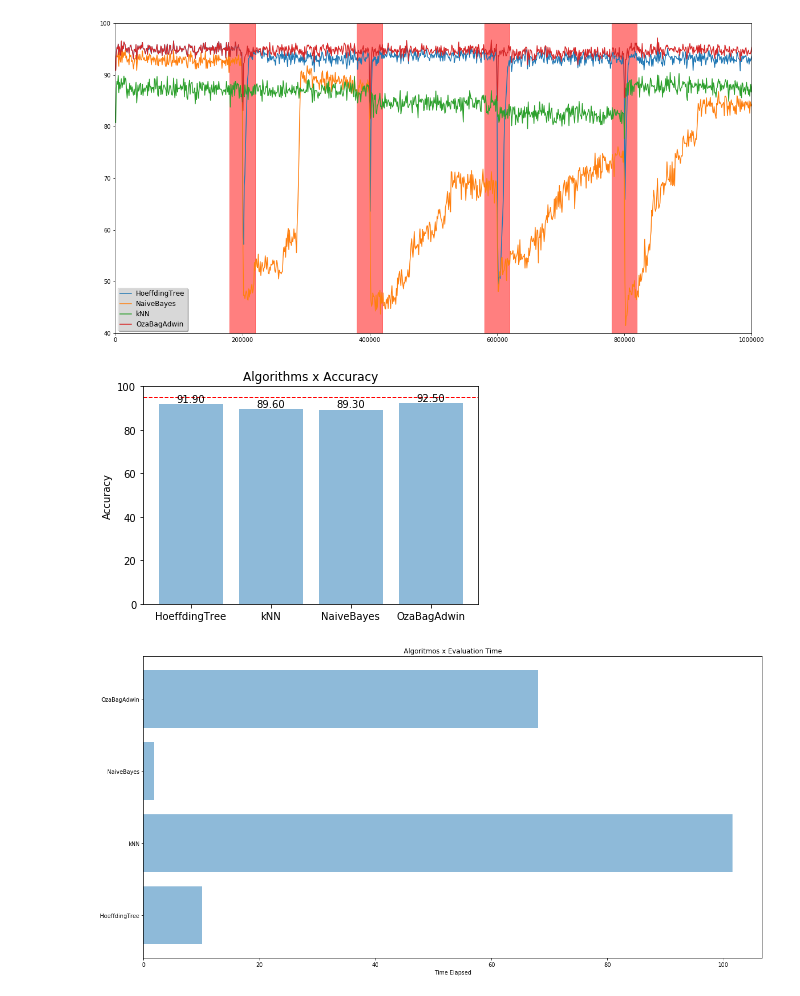
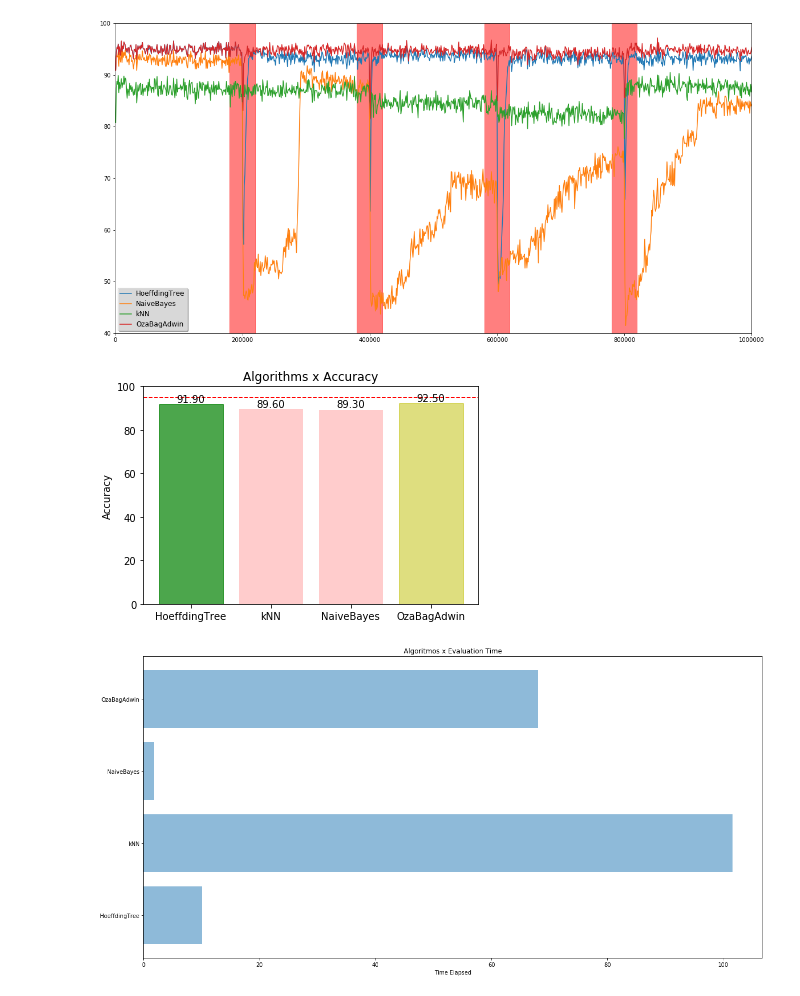
Before and after one commit to Oracy/MOA, a Jupyter notebook: Notebook/Trabalho_Jean.ipynb, the cells around one changed output. Cells and saved outputs as stored; diff of their text form; code cells hidden in the pictures.

```diff
--- a/Notebook/Trabalho_Jean.ipynb
+++ b/Notebook/Trabalho_Jean.ipynb
@@ -323,34 +335,42 @@ df_Oza_SEA = pd.read_csv('../SEAGenerator/OzaBagAdwin_1m8s.txt')
 # %%
 # Plotando o gráfico do gerador AgrawalGenerator.
 threshold = 95.0
 performance = (df_Hoeffding_SEA['classifications correct (percent)'].max(), df_kNN_SEA['classifications correct (percent)'].max(), df_Naive_SEA['classifications correct (percent)'].max(), df_Oza_SEA['classifications correct (percent)'].max())
 objects = ('HoeffdingTree', 'kNN', 'NaiveBayes', 'OzaBagAdwin')
 y_pos = np.arange(len(objects))
 
 plt.xticks(y_pos, objects)
 plt.ylabel('Accuracy')
 plt.title('Algorithms x Accuracy')
 plt.ylim(0, 100)
 
-rects1 = plt.bar(y_pos, performance, align='center', alpha=0.5)
+rects1 = plt.bar(y_pos, performance, align='center', alpha=0.2, color='r')
 
 def autolabel(rects):
     """
     Attach a text label above each bar displaying its height
     """
     for rect in rects:
         height = rect.get_height()
         plt.text(rect.get_x() + rect.get_width()/2., height,
                 '%.2f' % float(height),
                 ha='center', va='bottom')
 
+
+rects1[3].set_color('y')
+rects1[3].set_alpha(0.5)
+
+rects1[0].set_color('g')
+rects1[0].set_alpha(0.7)
+
+
 autolabel(rects1)
 
 plt.axhline(95, color='r', linestyle='dashed', linewidth=1, label='95')
 
 plt.show()
 # %% [output]
-[figure, old version]
+[figure, new version]
 # %%
 # Plotando o gráfico do gerador SEAGenerator.
 evaluation = (df_Hoeffding_SEA['evaluation time (cpu seconds)'].max(), df_kNN_SEA['evaluation time (cpu seconds)'].max(), df_Naive_SEA['evaluation time (cpu seconds)'].max(), df_Oza_SEA['evaluation time (cpu seconds)'].max())
```
Also changed, not shown: parts of 2 cells of this notebook.
